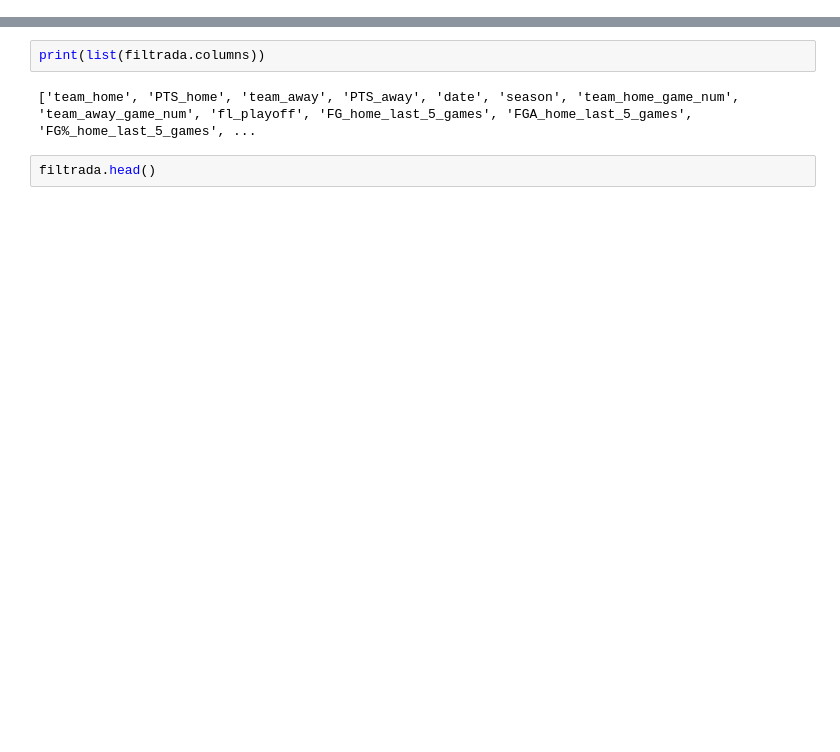
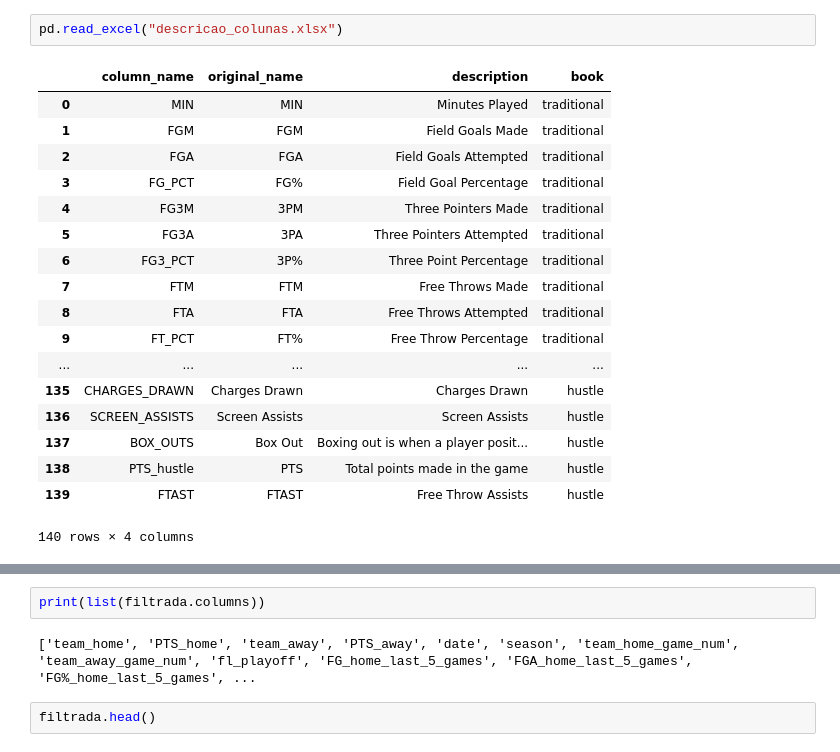
Before and after one commit to rafaelgasp/nba_games, a Jupyter notebook: Modelagem.ipynb, the cells around one changed output, grey strips where cells are left out. Cells and saved outputs as stored; diff of their text form; blank space fills up the shorter version.

```diff
--- a/Modelagem.ipynb
+++ b/Modelagem.ipynb
@@ -26,3 +58,24 @@ Name: fl_home_win, dtype: float64
+# %%
+pd.read_excel("descricao_colunas.xlsx")
+# %% [output]
+|  | column_name | original_name | description | book |
+| 0 | MIN | MIN | Minutes Played | traditional |
+| 1 | FGM | FGM | Field Goals Made | traditional |
+| 2 | FGA | FGA | Field Goals Attempted | traditional |
+| 3 | FG_PCT | FG% | Field Goal Percentage | traditional |
+| 4 | FG3M | 3PM | Three Pointers Made | traditional |
+| 5 | FG3A | 3PA | Three Pointers Attempted | traditional |
+| 6 | FG3_PCT | 3P% | Three Point Percentage | traditional |
+| 7 | FTM | FTM | Free Throws Made | traditional |
+| 8 | FTA | FTA | Free Throws Attempted | traditional |
+| 9 | FT_PCT | FT% | Free Throw Percentage | traditional |
+| ... | ... | ... | ... | ... |
+| 135 | CHARGES_DRAWN | Charges Drawn | Charges Drawn | hustle |
+| 136 | SCREEN_ASSISTS | Screen Assists | Screen Assists | hustle |
+| 137 | BOX_OUTS | Box Out | Boxing out is when a player posit... | hustle |
+| 138 | PTS_hustle | PTS | Total points made in the game | hustle |
+| 139 | FTAST | FTAST | Free Throw Assists | hustle |
+140 rows × 4 columns
 # %%
 columns_subtract = ['FG', 'FGA', 'FG%', '3P', '3PA', '3P%', 'FT',
        'FTA', 'FT%', 'ORB', 'DRB', 'TRB', 'AST', 'STL', 'BLK', 'TOV', 'PF',
```
Also changed, not shown: parts of 10 cells of this notebook, 3 other files.
